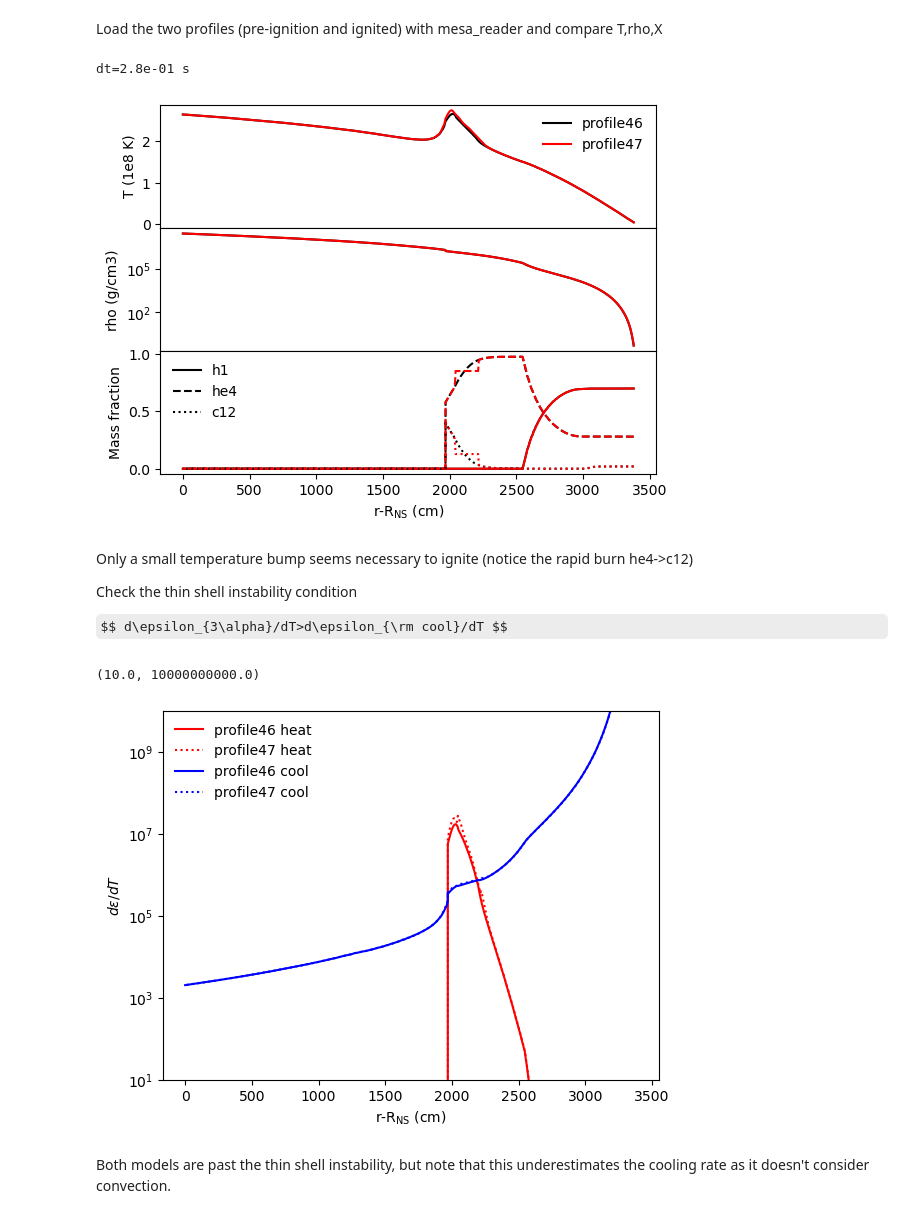
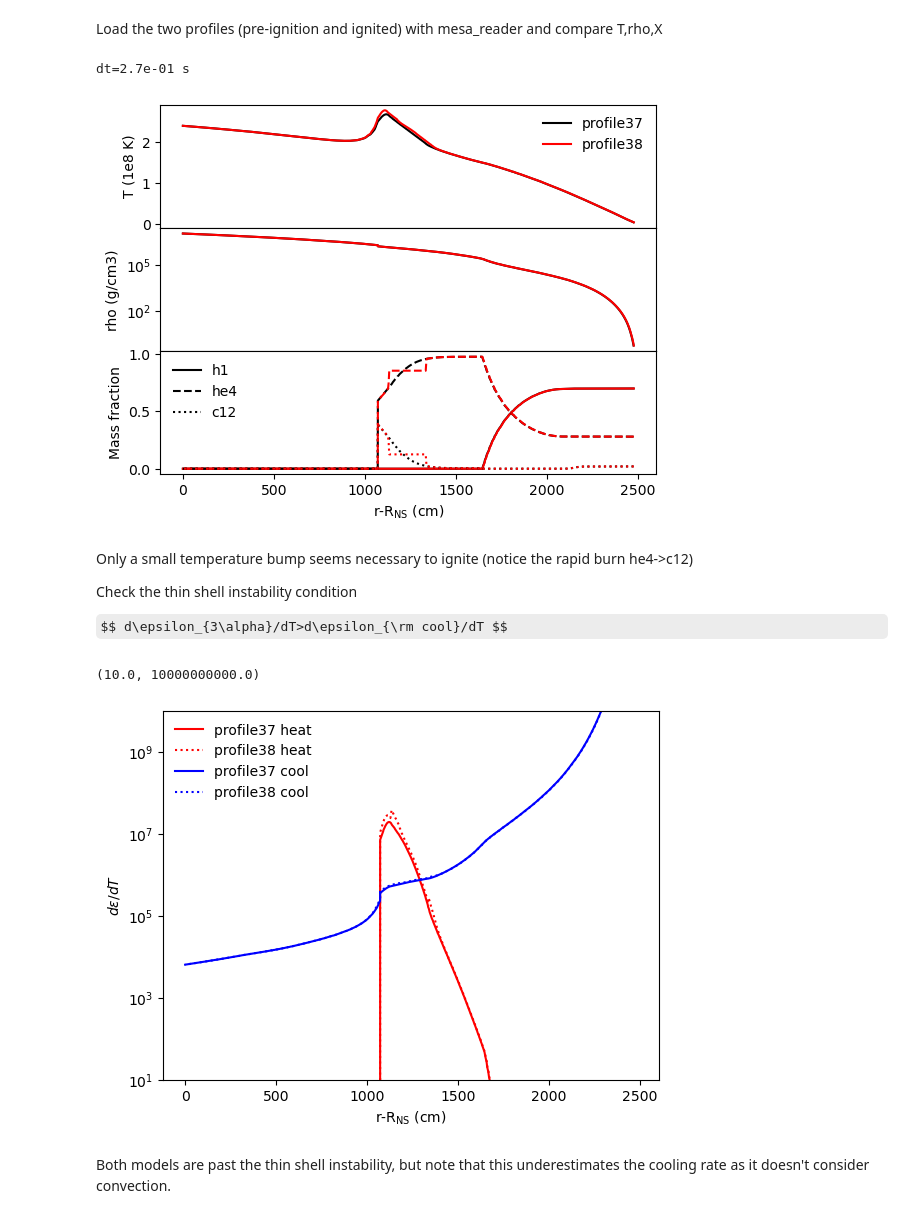
Before and after one commit to AMReX-Astro/MAESTROeX, a Jupyter notebook: Exec/science/xrb_layered/create_initial_model/ignition_analysis.ipynb, the cells around one changed output. Saved outputs shown, nothing was run; the diff lists cells and outputs as text; code cells hidden in the pictures; some formulas as TeX source.

```diff
--- a/Exec/science/xrb_layered/create_initial_model/ignition_analysis.ipynb
+++ b/Exec/science/xrb_layered/create_initial_model/ignition_analysis.ipynb
@@ -5,8 +5,17 @@ import mesa_reader as mr
 import numpy as np
 import matplotlib.pyplot as plt
 
-prof1 = mr.MesaData("profile46.data")
-prof2 = mr.MesaData("profile47.data")
+# These were used in the first set of maestro runs for this problem
+# They had a fe56 substrate with column y=4.6e10
+# prof1 = mr.MesaData("profile46.data")
+# prof2 = mr.MesaData("profile47.data")
+
+# These have a smaller substrate, y=5e9
+prof1 = mr.MesaData("profile37.data")
+prof2 = mr.MesaData("profile38.data")
+
+name1 = prof1.file_name.replace(".data","")
+name2 = prof2.file_name.replace(".data","")
 
 yr = 3.1536e7
 print(f"dt={(prof2.star_age-prof1.star_age)*yr:.1e} s")
@@ -14,8 +23,8 @@ print(f"dt={(prof2.star_age-prof1.star_age)*yr:.1e} s")
 fig,(ax1,ax2,ax3) = plt.subplots(3,1,sharex=True)
 fig.subplots_adjust(hspace=0)
 
-ax1.plot(prof1.R_cm-12e5, prof1.T/1e8, 'k-', label='profile46')
-ax1.plot(prof2.R_cm-12e5, prof2.T/1e8, 'r-', label='profile47')
+ax1.plot(prof1.R_cm-12e5, prof1.T/1e8, 'k-', label=name1)
+ax1.plot(prof2.R_cm-12e5, prof2.T/1e8, 'r-', label=name2)
 # ax1.set_ylim([])
 ax1.set_ylabel('T (1e8 K)')
 ax1.legend(frameon=False)
@@ -40,8 +49,8 @@ ax3.legend(frameon=False,loc=2)
 
 plt.show()
 # %% [output]
-dt=2.8e-01 s
+dt=2.7e-01 s
-[figure, old version]
+[figure, new version]
 # %% [markdown]
 Only a small temperature bump seems necessary to ignite (notice the rapid burn he4->c12)
 
@@ -51,37 +60,37 @@ $$ d\epsilon_{3\alpha}/dT>d\epsilon_{\rm cool}/dT $$
 # %%
 # Constants (cgs)
 G = 6.6726e-8
 c = 2.99792458e10
 arad = 7.5657e-15
 Msun = 1.989e33
 
 def dheat_dT(rho,T,Y):
     T9 = T/1e9
     eps_3alpha = 5.1e8 * rho**2 * Y**3 / T9**2 * np.exp(-4.4027/T9) # Hansen & Kawaler Eq. 6.80
     return eps_3alpha / 1e9 * (-3/T9 + 4.4027/T9**2)
 
 g = G*1.4*Msun/12e5**2
 # print(g/1e14)
 
 def dcool_dT(T,kappa,y):
     eps_cool = arad*c*T**4 / (3*kappa*y**2)
     return 4*eps_cool/T
 
 plt.figure()
 plt.xlabel(r'r-R$_{\rm NS}$ (cm)')
 plt.ylabel(r'$d\epsilon/dT$')
-plt.semilogy(prof1.R_cm-12e5, dheat_dT(prof1.Rho,prof1.T,prof1.he4), 'r-', label='profile46 heat')
-plt.semilogy(prof2.R_cm-12e5, dheat_dT(prof2.Rho,prof2.T,prof2.he4), 'r:', label='profile47 heat')
+plt.semilogy(prof1.R_cm-12e5, dheat_dT(prof1.Rho,prof1.T,prof1.he4), 'r-', label=f'{name1} heat')
+plt.semilogy(prof2.R_cm-12e5, dheat_dT(prof2.Rho,prof2.T,prof2.he4), 'r:', label=f'{name2} heat')
 
-plt.semilogy(prof1.R_cm-12e5, dcool_dT(prof1.T,prof1.opacity,prof1.column_depth), 'b-', label='profile46 cool')
-plt.semilogy(prof2.R_cm-12e5, dcool_dT(prof2.T,prof2.opacity,prof2.column_depth), 'b:', label='profile47 cool')
+plt.semilogy(prof1.R_cm-12e5, dcool_dT(prof1.T,prof1.opacity,prof1.column_depth), 'b-', label=f'{name1} cool')
+plt.semilogy(prof2.R_cm-12e5, dcool_dT(prof2.T,prof2.opacity,prof2.column_depth), 'b:', label=f'{name2} cool')
 
 plt.legend(frameon=False)
 
 plt.ylim([1e1,1e10])
 # %% [output]
 (10.0, 10000000000.0)
-[figure, old version]
+[figure, new version]
 # %% [markdown]
 Both models are past the thin shell instability, but note that this underestimates the cooling rate as it doesn't consider convection.
 # %% [markdown]
```
Also changed, not shown: parts of 1 cell of this notebook, 10 other files.
